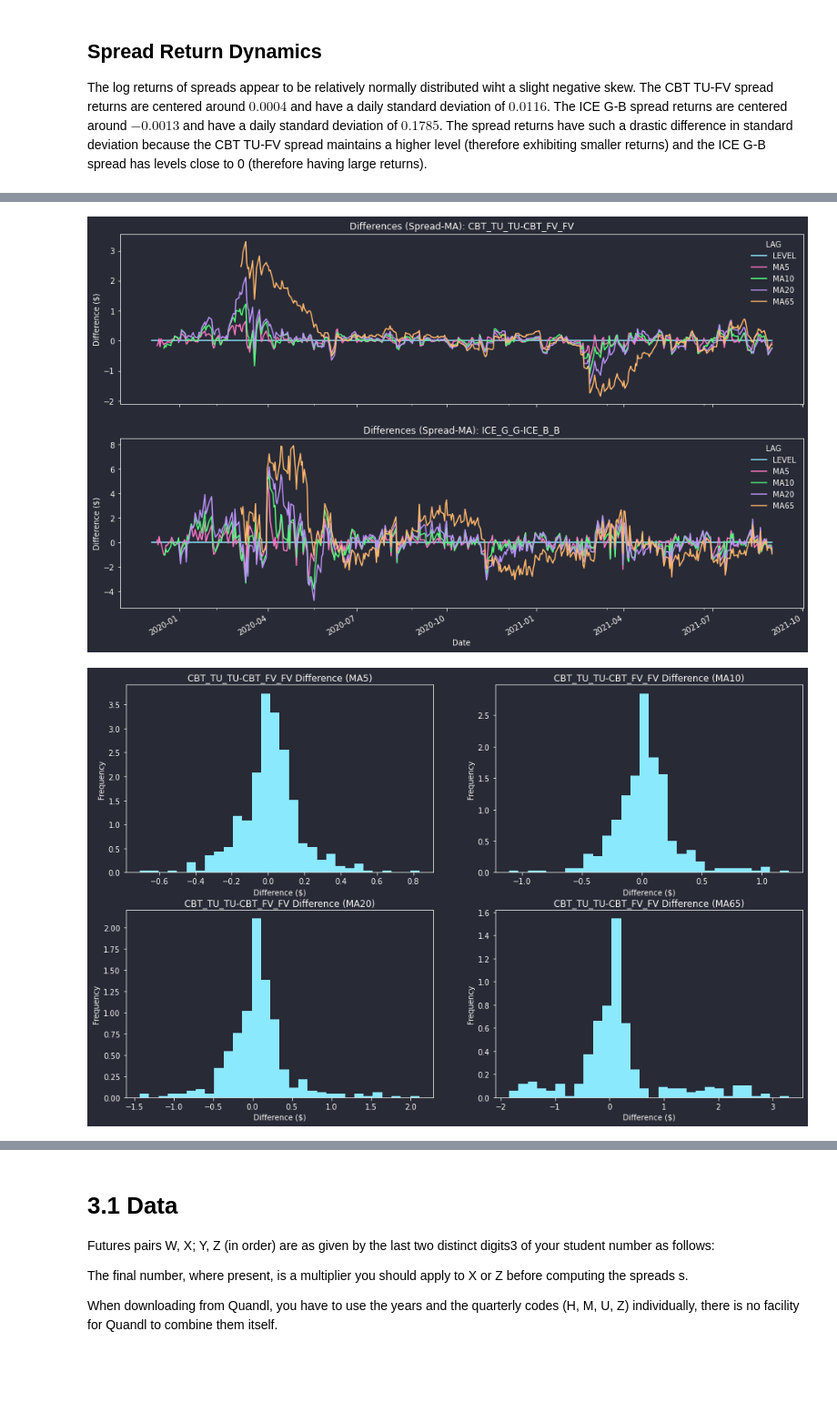
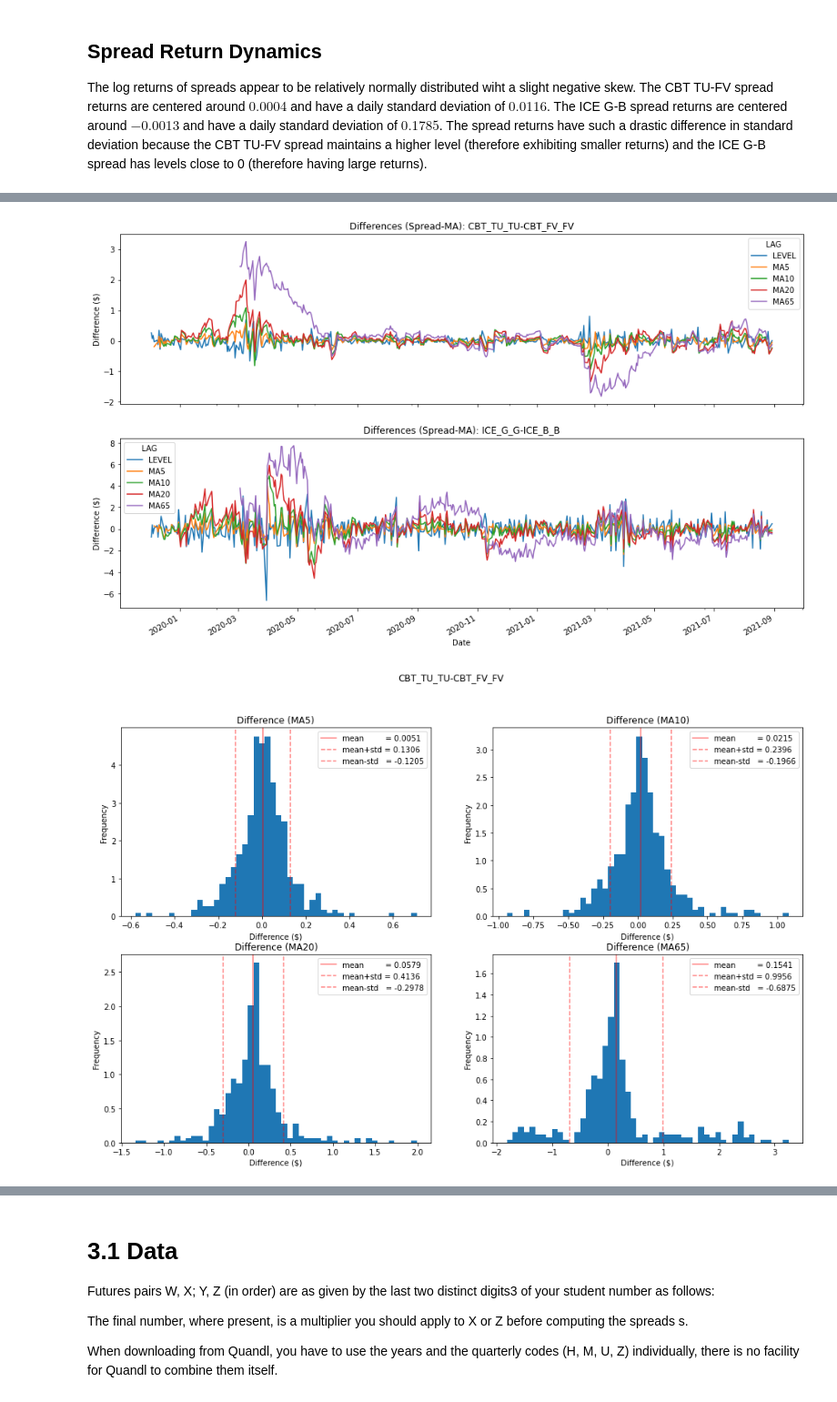
Before and after one commit to philipwlee/regquant, a Jupyter notebook: hw1_futures_spread/hw1_futures_spread_philip_lee_12129240.ipynb, the cells around one changed output, grey strips where cells are left out. Shown at 91% size. Cells and saved outputs as stored; diff of their text form; code cells hidden in the pictures; blank space fills up the shorter version.

```diff
--- a/hw1_futures_spread/hw1_futures_spread_philip_lee_12129240.ipynb
+++ b/hw1_futures_spread/hw1_futures_spread_philip_lee_12129240.ipynb
@@ -19,11 +19,12 @@ import pandas as pd
 pd.options.display.float_format = "{:.4f}".format
 import matplotlib.pyplot as plt
 plt.rcParams["figure.figsize"] = (16,10)
-plt.style.use("~/.dracula.mplstyle")
+# plt.style.use("~/.dracula.mplstyle")
 import requests
 import quandl
 import functools
 import re
+import statsmodels.api as sm
 
 # QUANDL Config
 import os, sys
@@ -298,5 +303,6 @@ plt.show()
 # %%
-diff_ma = spread_ma.subtract(spread_ma["LEVEL"], axis=1)
+diff_ma = spread_ma.shift(-1).subtract(spread_ma["LEVEL"], axis=1)
+                #  ^ so the MA does not incorporate today's info
 
 fig, axs = plt.subplots(len(spreads_cols), sharex=True)
 
@@ -307,18 +313,37 @@ for i, c in enumerate(spreads_cols):
 
 plt.show()
 # %% [output]
-[figure, old version]
+[figure, new version]
 # %%
+def plot_hist(df, ma, plot_spread, ax):
+    """Plot a histogram with mean, and 1 standard deviation.
+    df: pd.DataFrame of moving averages with multiindex
+    ma: level of multiindex (MA{days})
+    plot_spread: level of multiindex (asset pair)
+    ax: plt axis
+    """
+    ts = df[ma][plot_spread]
+    ax.hist(ts, bins=50, density=True)
+    ax.set_title(f"Difference ({ma})")
+    ax.set_ylabel("Frequency")
+    ax.set_xlabel("Difference ($)")
+    tsm = ts.mean()
+    tss = ts.std()
+    ax.axvline(tsm    , c='r', alpha=0.5, label=f"mean         = {tsm:.4f}")
+    ax.axvline(tsm+tss, c='r', alpha=0.5, label=f"mean+std = {tsm+tss:.4f}", linestyle="--")
+    ax.axvline(tsm-tss, c='r', alpha=0.5, label=f"mean-std   = {tsm-tss:.4f}", linestyle="--")
+    ax.legend()
+
 fig, axs = plt.subplots(2,2)
 plot_spread = spreads_cols[0]
 
 for i, ma in enumerate(diff_ma.columns.unique(level="LAG")[1:]):
-    axs[i//2,i%2].hist(diff_ma[ma][plot_spread], bins=30, density=True)
-    axs[i//2,i%2].set_title(f"{plot_spread} Difference ({ma})")
-    axs[i//2,i%2].set_ylabel("Frequency")
-    axs[i//2,i%2].set_xlabel("Difference ($)")
+    plot_hist(diff_ma, ma, plot_spread, axs[i//2,i%2])
+
+plt.suptitle(plot_spread)
+plt.show()
 # %% [output]
-[figure, old version]
+[figure, new version]
 # %%
 fig, axs = plt.subplots(2,2)
 plot_spread = spreads_cols[1]
```
Also changed, not shown: parts of 19 cells of this notebook.
